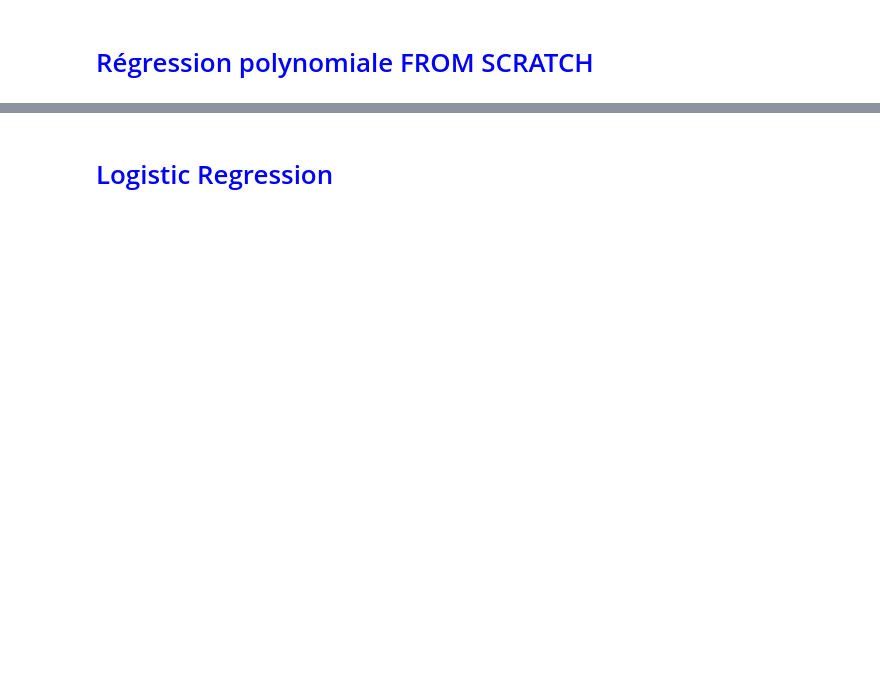
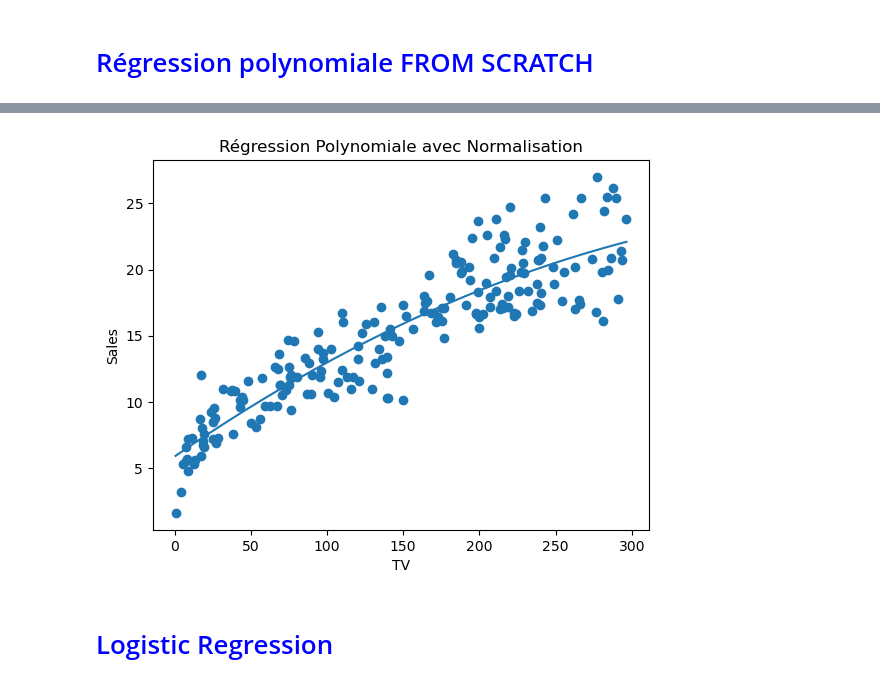
Before and after one commit to MasterGLCC/machine-learning-asmaeaitouali-1, a Jupyter notebook: from_scratch.ipynb, the cells around one changed output, grey strips where cells are left out. Cells and saved outputs as stored; diff of their text form; code cells hidden in the pictures; blank space fills up the shorter version.

```diff
--- a/from_scratch.ipynb
+++ b/from_scratch.ipynb
@@ -307,22 +176,0 @@ X_test_poly  = creer_features_poly(X_test,  DEGRE)
-# %%
-#  Calcul des coefficients (Équation Normale)
-#
-#   Formule : β = (XᵀX)⁻¹ Xᵀy
-
-beta = np.linalg.inv(X_train_poly.T @ X_train_poly) @ X_train_poly.T @ y_train
-
-# Affichage des coefficients
-print(f"Coefficients appris ")
-for i, b in enumerate(beta):
-    print(f"  b{i} = {b:.4f}")
-
-# Prédictions
-# Produit matriciel :
-# y_pred = X_test_poly × β
-y_pred = X_test_poly @ beta
-
-# MSE : erreur quadratique moyenne
-mse  = np.mean((y_test - y_pred) ** 2)
-
-print(f"Résultats sur le Test")
-print(f"MSE  = {mse:.4f}")
@@ -362,2 +294,18 @@ plt.show()
+# %%
+# Visualisation
+X_sorted = np.sort(X)
+X_sorted_norm = (X_sorted - X_mean) / X_std
+X_sorted_poly = np.c_[np.ones(len(X_sorted_norm)), X_sorted_norm, X_sorted_norm**2]
+
+Y_sorted_pred = X_sorted_poly.dot(theta)
+
+plt.scatter(X, Y)
+plt.plot(X_sorted, Y_sorted_pred)
+plt.xlabel("TV")
+plt.ylabel("Sales")
+plt.title("Régression Polynomiale avec Normalisation")
+plt.show()
+# %% [output]
+[figure, added]
 # %% [markdown]
 #  <span style="color:blue">Logistic Regression</span>
```
Also changed, not shown: parts of 16 cells of this notebook.
